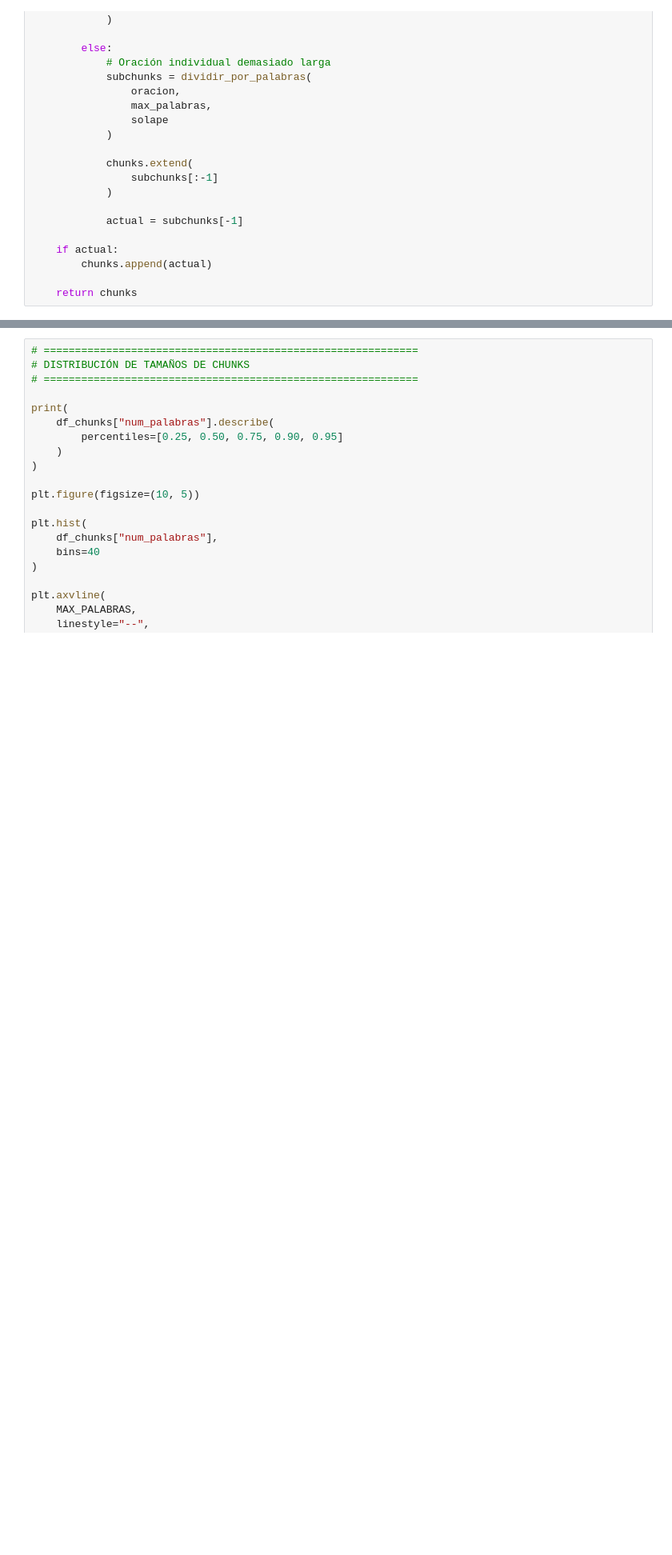
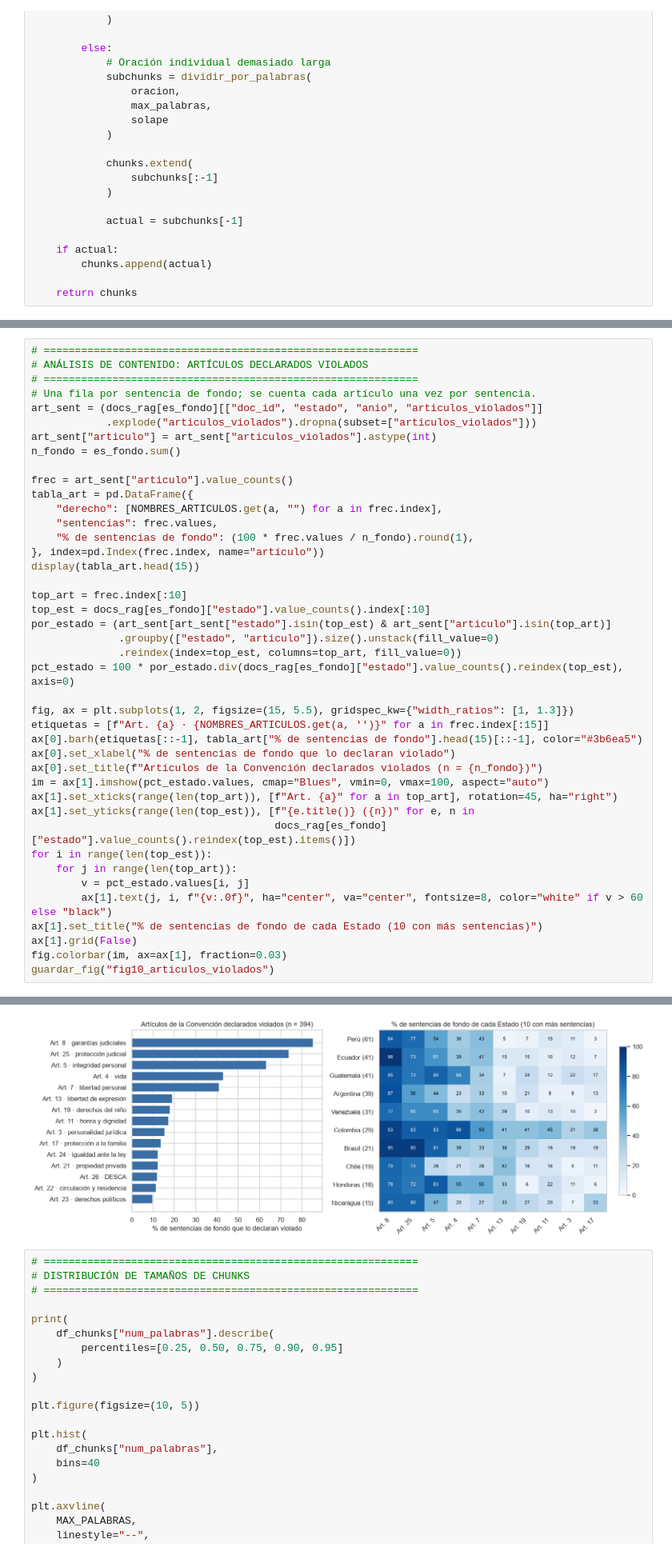
Before and after one commit to GiraldoB/RAG-CIDH, a Jupyter notebook: proyecto_(2).ipynb, the cells around one changed output, grey strips where cells are left out. Shown at 80% size. Saved outputs shown, nothing was run; the diff lists cells and outputs as text; blank space fills up the shorter version.

```diff
--- a/proyecto_(2).ipynb
+++ b/proyecto_(2).ipynb
@@ -2310,0 +2385,43 @@ parrafo_largo    19556
+# %%
+# ============================================================
+# ANÁLISIS DE CONTENIDO: ARTÍCULOS DECLARADOS VIOLADOS
+# ============================================================
+# Una fila por sentencia de fondo; se cuenta cada artículo una vez por sentencia.
+art_sent = (docs_rag[es_fondo][["doc_id", "estado", "anio", "articulos_violados"]]
+            .explode("articulos_violados").dropna(subset=["articulos_violados"]))
+art_sent["articulo"] = art_sent["articulos_violados"].astype(int)
+n_fondo = es_fondo.sum()
+
+frec = art_sent["articulo"].value_counts()
+tabla_art = pd.DataFrame({
+    "derecho": [NOMBRES_ARTICULOS.get(a, "") for a in frec.index],
+    "sentencias": frec.values,
+    "% de sentencias de fondo": (100 * frec.values / n_fondo).round(1),
+}, index=pd.Index(frec.index, name="artículo"))
+display(tabla_art.head(15))
+
+top_art = frec.index[:10]
+top_est = docs_rag[es_fondo]["estado"].value_counts().index[:10]
+por_estado = (art_sent[art_sent["estado"].isin(top_est) & art_sent["articulo"].isin(top_art)]
+              .groupby(["estado", "articulo"]).size().unstack(fill_value=0)
+              .reindex(index=top_est, columns=top_art, fill_value=0))
+pct_estado = 100 * por_estado.div(docs_rag[es_fondo]["estado"].value_counts().reindex(top_est), axis=0)
+
+fig, ax = plt.subplots(1, 2, figsize=(15, 5.5), gridspec_kw={"width_ratios": [1, 1.3]})
+etiquetas = [f"Art. {a} · {NOMBRES_ARTICULOS.get(a, '')}" for a in frec.index[:15]]
+ax[0].barh(etiquetas[::-1], tabla_art["% de sentencias de fondo"].head(15)[::-1], color="#3b6ea5")
+ax[0].set_xlabel("% de sentencias de fondo que lo declaran violado")
+ax[0].set_title(f"Artículos de la Convención declarados violados (n = {n_fondo})")
+im = ax[1].imshow(pct_estado.values, cmap="Blues", vmin=0, vmax=100, aspect="auto")
+ax[1].set_xticks(range(len(top_art)), [f"Art. {a}" for a in top_art], rotation=45, ha="right")
+ax[1].set_yticks(range(len(top_est)), [f"{e.title()} ({n})" for e, n in
+                                       docs_rag[es_fondo]["estado"].value_counts().reindex(top_est).items()])
+for i in range(len(top_est)):
+    for j in range(len(top_art)):
+        v = pct_estado.values[i, j]
+        ax[1].text(j, i, f"{v:.0f}", ha="center", va="center", fontsize=8, color="white" if v > 60 else "black")
+ax[1].set_title("% de sentencias de fondo de cada Estado (10 con más sentencias)")
+ax[1].grid(False)
+fig.colorbar(im, ax=ax[1], fraction=0.03)
+guardar_fig("fig10_articulos_violados")
+# %% [output]
@@ -2311,3 +2445,4 @@ parrafo_largo    19556
+[figure, added]
 # %%
 # ============================================================
 # DISTRIBUCIÓN DE TAMAÑOS DE CHUNKS
```
Also changed, not shown: parts of 26 cells of this notebook, 2 other files.
